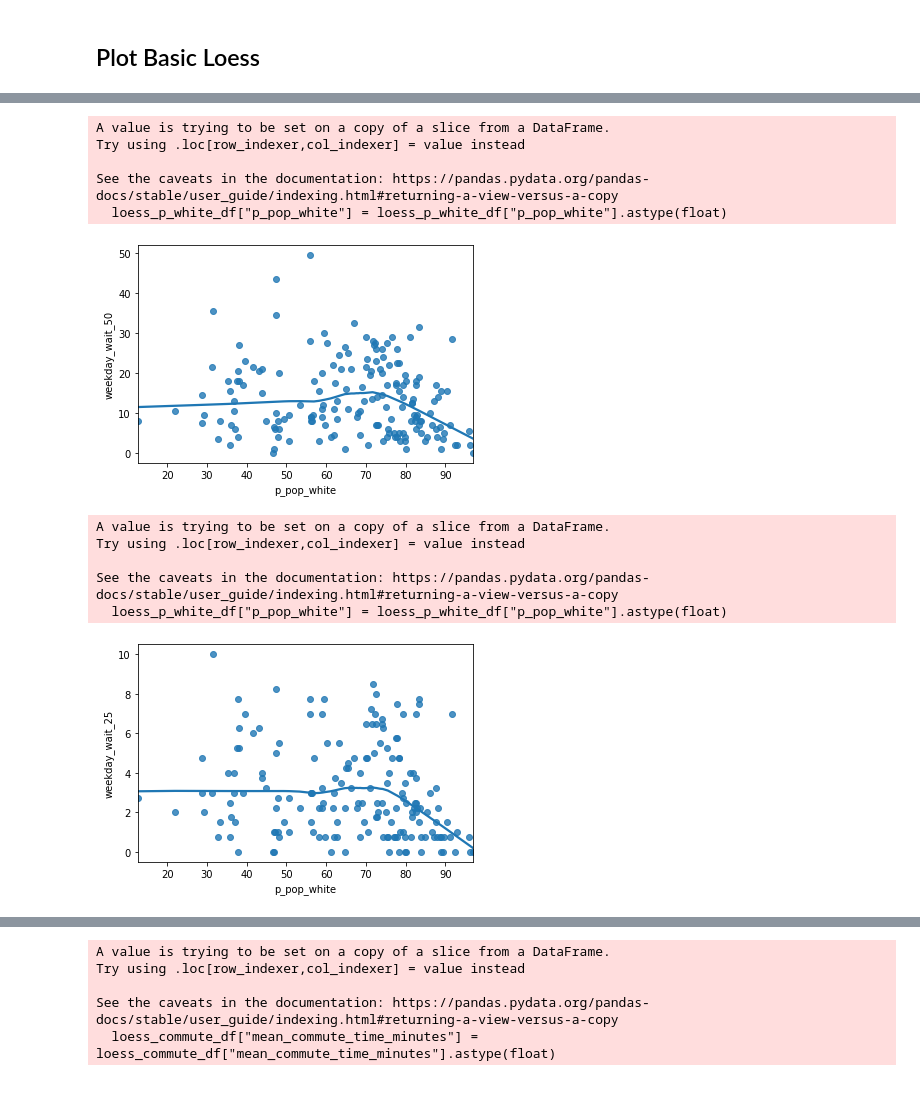
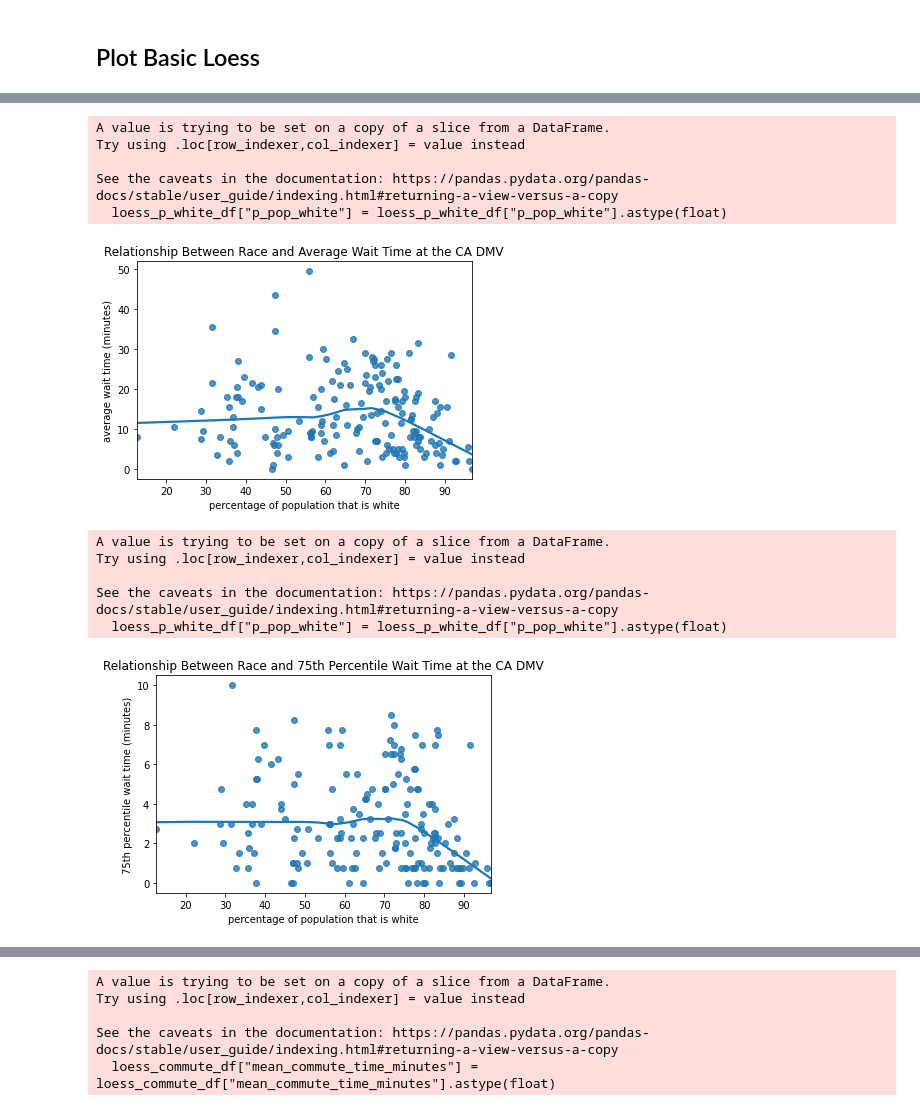
Before and after one commit to soodoku/wait, a Jupyter notebook: scripts/Sociodem.ipynb, the cells around one changed output, grey strips where cells are left out. Drawn from its saved outputs; the diff is of its cells as text; code cells hidden in the pictures.

```diff
--- a/scripts/Sociodem.ipynb
+++ b/scripts/Sociodem.ipynb
@@ -343,30 +365,45 @@ loess_p_white_df = combined_df[["weekday_wait_50", "p_pop_white"]]
 
 loess_p_white_df["p_pop_white"] = loess_p_white_df["p_pop_white"].astype(float)
 loess_p_white_df = loess_p_white_df[loess_p_white_df['p_pop_white'].notna()] # make sure median household income is non NaN
-sns.regplot(x="p_pop_white", y="weekday_wait_50", data=loess_p_white_df,
+ax = sns.regplot(x="p_pop_white", y="weekday_wait_50", data=loess_p_white_df,
            lowess=True);
+
+ax.set_xlabel("percentage of population that is white")
+ax.set_ylabel("average wait time (minutes)")
+ax.set_title("Relationship Between Race and Average Wait Time at the CA DMV")
+
+
+figure = ax.get_figure()
+figure.savefig('../images/loess_percentage_of_population_white_dmv_average_wait.png')
 # %% [output]
 A value is trying to be set on a copy of a slice from a DataFrame.
 Try using .loc[row_indexer,col_indexer] = value instead
 
 See the caveats in the documentation: https://pandas.pydata.org/pandas-docs/stable/user_guide/indexing.html#returning-a-view-versus-a-copy
   loess_p_white_df["p_pop_white"] = loess_p_white_df["p_pop_white"].astype(float)
-[figure, old version]
+[figure, new version]
 # %%
 # % White and average short weekday wait
 loess_p_white_df = combined_df[["weekday_wait_25", "p_pop_white"]]
 
 loess_p_white_df["p_pop_white"] = loess_p_white_df["p_pop_white"].astype(float)
 loess_p_white_df = loess_p_white_df[loess_p_white_df['p_pop_white'].notna()] # make sure median household income is non NaN
-sns.regplot(x="p_pop_white", y="weekday_wait_25", data=loess_p_white_df,
+ax = sns.regplot(x="p_pop_white", y="weekday_wait_25", data=loess_p_white_df,
            lowess=True);
+
+ax.set_xlabel("percentage of population that is white")
+ax.set_ylabel("75th percentile wait time (minutes)")
+ax.set_title("Relationship Between Race and 75th Percentile Wait Time at the CA DMV")
+
+figure = ax.get_figure()
+figure.savefig('../images/loess_percentage_of_population_white_dmv_75_percentile_wait.png')
 # %% [output]
 A value is trying to be set on a copy of a slice from a DataFrame.
 Try using .loc[row_indexer,col_indexer] = value instead
 
 See the caveats in the documentation: https://pandas.pydata.org/pandas-docs/stable/user_guide/indexing.html#returning-a-view-versus-a-copy
   loess_p_white_df["p_pop_white"] = loess_p_white_df["p_pop_white"].astype(float)
-[figure, old version]
+[figure, new version]
 # %%
 # % White and average long weekday wait
 loess_p_white_df = combined_df[["weekday_wait_75", "p_pop_white"]]
```
Also changed, not shown: parts of 5 cells of this notebook, 20 other files.
